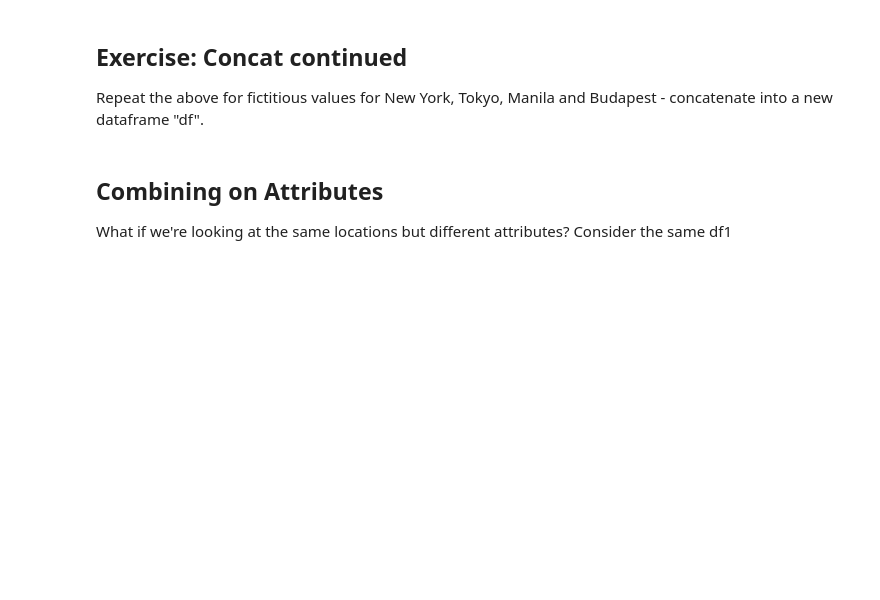
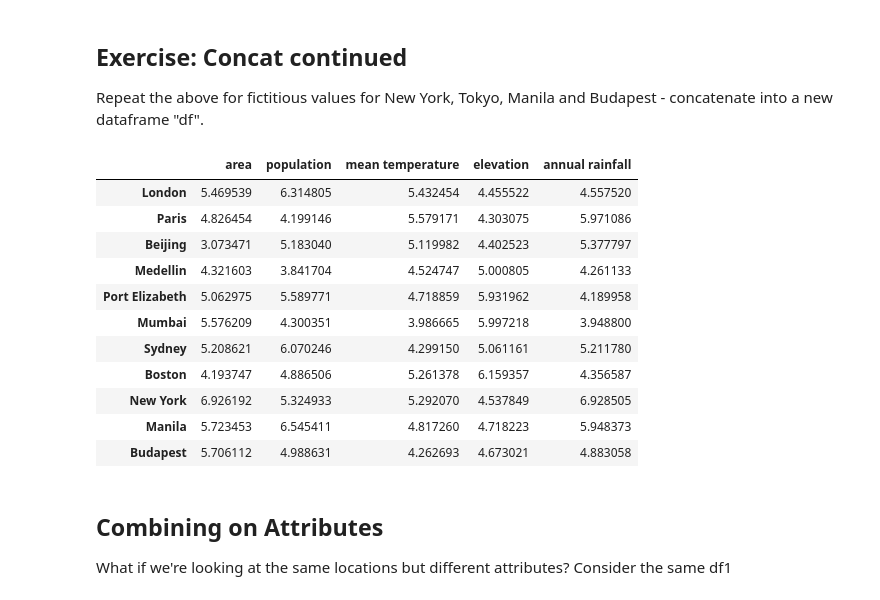
Before and after one commit to snig-17/QM2, a Jupyter notebook: W6_Merging_and_Joining_in_Python.ipynb, the cells around one changed output. Drawn from its saved outputs; the diff is of its cells as text; code cells hidden in the pictures; blank space fills up the shorter version.

```diff
--- a/W6_Merging_and_Joining_in_Python.ipynb
+++ b/W6_Merging_and_Joining_in_Python.ipynb
@@ -154,6 +152,25 @@ df3
 ## Exercise: Concat continued
 
 Repeat the above for fictitious values for New York, Tokyo, Manila and Budapest - concatenate into a new dataframe "df".
+# %%
+df4 = pd.DataFrame(5+np.random.randn(3, 5))
+df4.columns = ['area','population','mean temperature','elevation','annual rainfall']
+df4.index = ['New York', 'Manila', 'Budapest']
+df = pd.concat([df3,df4])
+df
+# %% [output]
+|  | area | population | mean temperature | elevation | annual rainfall |
+| London | 5.469539 | 6.314805 | 5.432454 | 4.455522 | 4.557520 |
+| Paris | 4.826454 | 4.199146 | 5.579171 | 4.303075 | 5.971086 |
+| Beijing | 3.073471 | 5.183040 | 5.119982 | 4.402523 | 5.377797 |
+| Medellin | 4.321603 | 3.841704 | 4.524747 | 5.000805 | 4.261133 |
+| Port Elizabeth | 5.062975 | 5.589771 | 4.718859 | 5.931962 | 4.189958 |
+| Mumbai | 5.576209 | 4.300351 | 3.986665 | 5.997218 | 3.948800 |
+| Sydney | 5.208621 | 6.070246 | 4.299150 | 5.061161 | 5.211780 |
+| Boston | 4.193747 | 4.886506 | 5.261378 | 6.159357 | 4.356587 |
+| New York | 6.926192 | 5.324933 | 5.292070 | 4.537849 | 6.928505 |
+| Manila | 5.723453 | 6.545411 | 4.817260 | 4.718223 | 5.948373 |
+| Budapest | 5.706112 | 4.988631 | 4.262693 | 4.673021 | 4.883058 |
 # %% [markdown]
 ## Combining on Attributes
 
```
Also changed, not shown: parts of 34 cells of this notebook.
